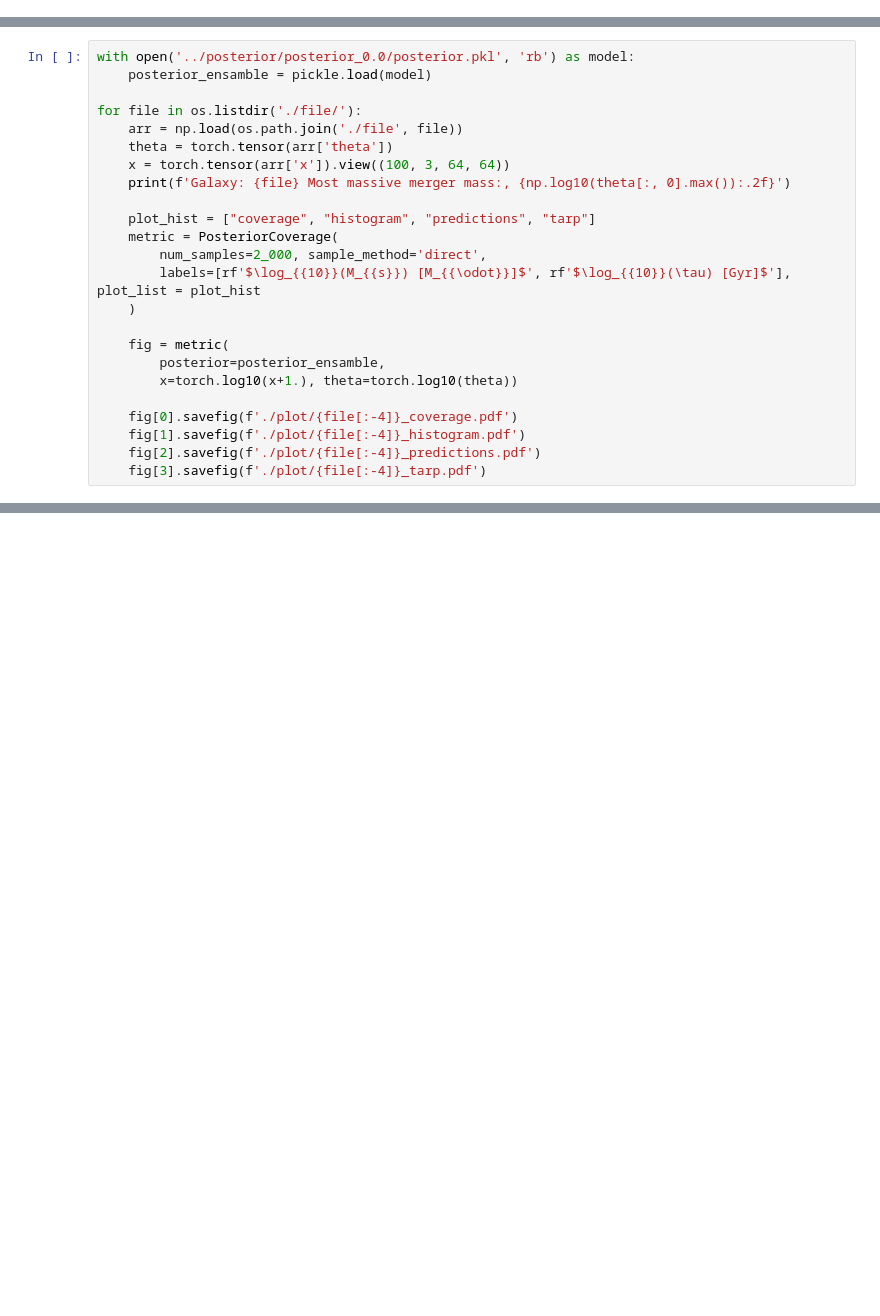
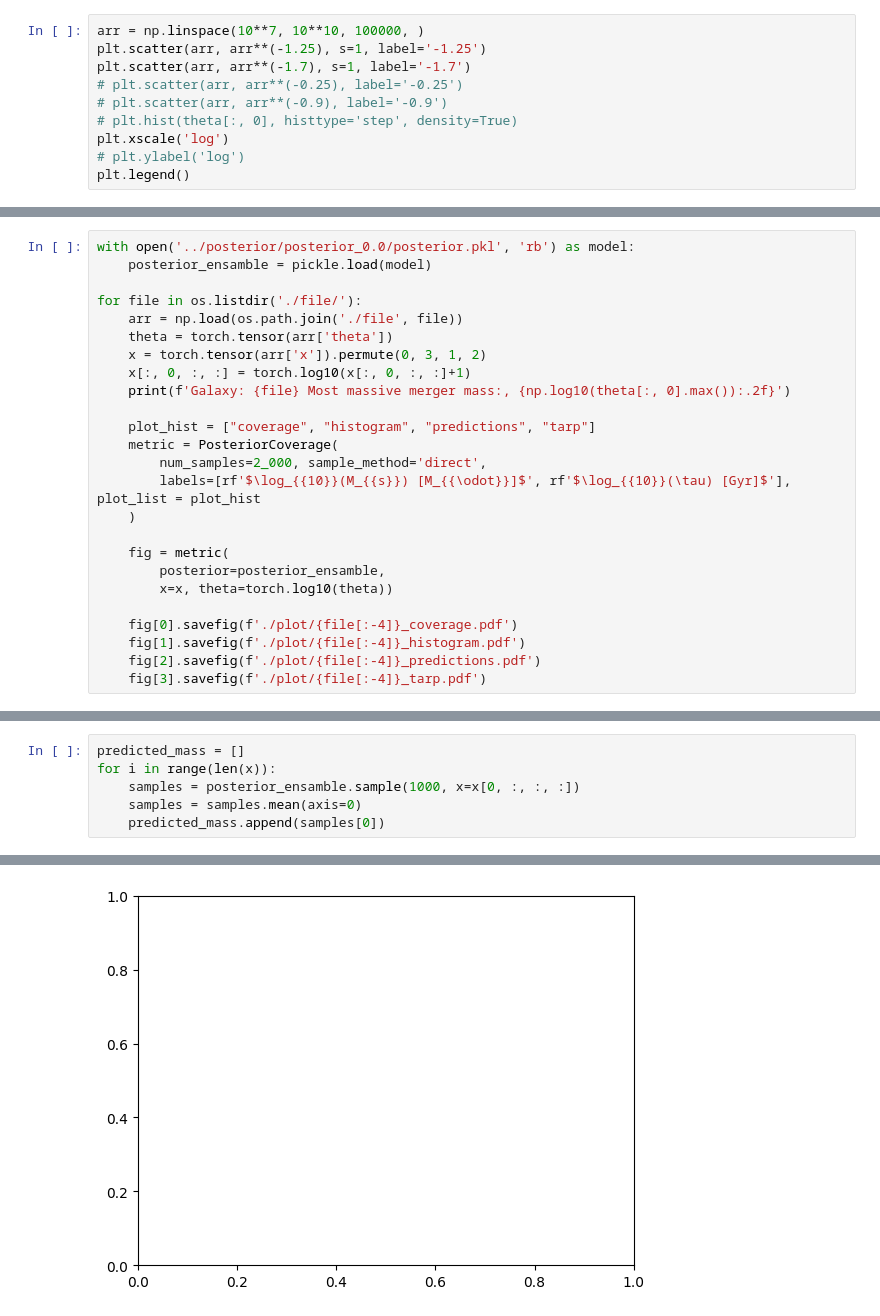
Before and after one commit to vepe99/CASBI, a Jupyter notebook: notebooks/nihao_uhd/nihao_uhd_infernce.ipynb, the cells around one changed output, grey strips where cells are left out. Drawn from its saved outputs; the diff is of its cells as text; blank space fills up the shorter version.

```diff
--- a/notebooks/nihao_uhd/nihao_uhd_infernce.ipynb
+++ b/notebooks/nihao_uhd/nihao_uhd_infernce.ipynb
@@ -60,0 +56,10 @@ tensor([[ 9.5471,  0.9860],
+# %%
+arr = np.linspace(10**7, 10**10, 100000, )
+plt.scatter(arr, arr**(-1.25), s=1, label='-1.25')
+plt.scatter(arr, arr**(-1.7), s=1, label='-1.7')
+# plt.scatter(arr, arr**(-0.25), label='-0.25')
+# plt.scatter(arr, arr**(-0.9), label='-0.9')
+# plt.hist(theta[:, 0], histtype='step', density=True)
+plt.xscale('log')
+# plt.ylabel('log')
+plt.legend()
@@ -65,7 +73,8 @@ with open('../posterior/posterior_0.0/posterior.pkl', 'rb') as model:
 for file in os.listdir('./file/'):
     arr = np.load(os.path.join('./file', file))
     theta = torch.tensor(arr['theta'])
-    x = torch.tensor(arr['x']).view((100, 3, 64, 64))
+    x = torch.tensor(arr['x']).permute(0, 3, 1, 2)
+    x[:, 0, :, :] = torch.log10(x[:, 0, :, :]+1)
     print(f'Galaxy: {file} Most massive merger mass:, {np.log10(theta[:, 0].max()):.2f}')
 
     plot_hist = ["coverage", "histogram", "predictions", "tarp"]
@@ -76,7 +85,7 @@ for file in os.listdir('./file/'):
 
     fig = metric(
         posterior=posterior_ensamble,
-        x=torch.log10(x+1.), theta=torch.log10(theta))
+        x=x, theta=torch.log10(theta))
 
     fig[0].savefig(f'./plot/{file[:-4]}_coverage.pdf')
     fig[1].savefig(f'./plot/{file[:-4]}_histogram.pdf')
@@ -105,0 +97,7 @@ TypeError: Figure.savefig() missing 1 required positional argument: 'fname'
+# %%
+predicted_mass = []
+for i in range(len(x)):
+    samples = posterior_ensamble.sample(1000, x=x[0, :, :, :])
+    samples = samples.mean(axis=0)
+    predicted_mass.append(samples[0])
+# %% [output]
@@ -105,0 +122 @@ TypeError: Figure.savefig() missing 1 required positional argument: 'fname'
+[figure, added]
```
Also changed, not shown: parts of 13 cells of this notebook.
